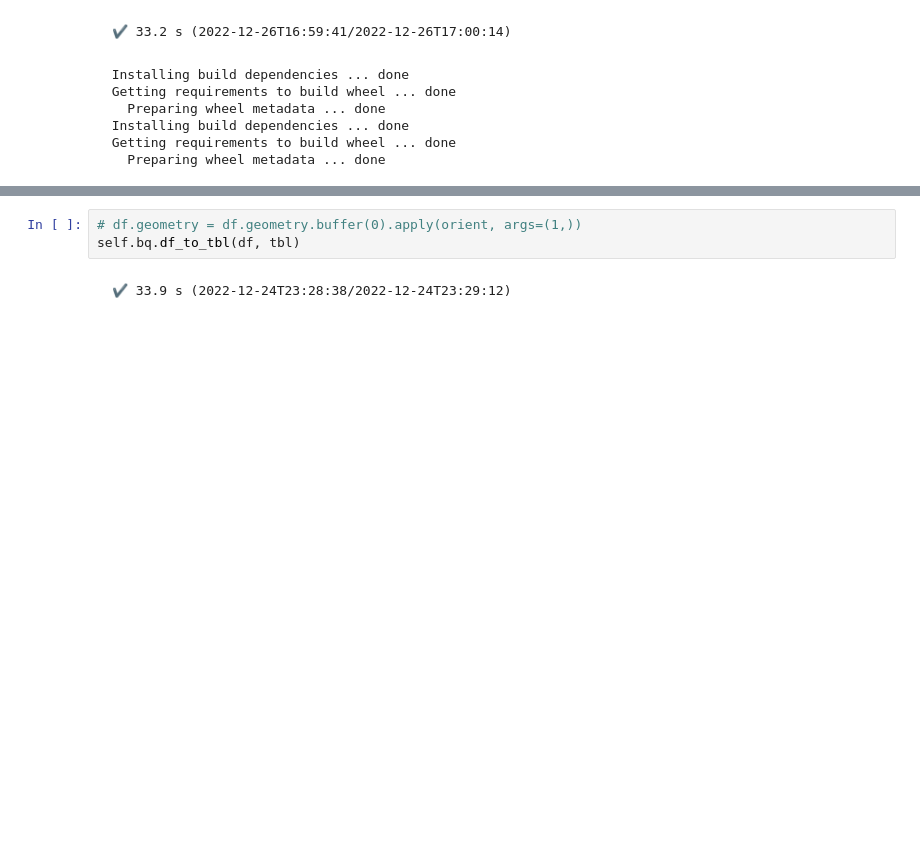
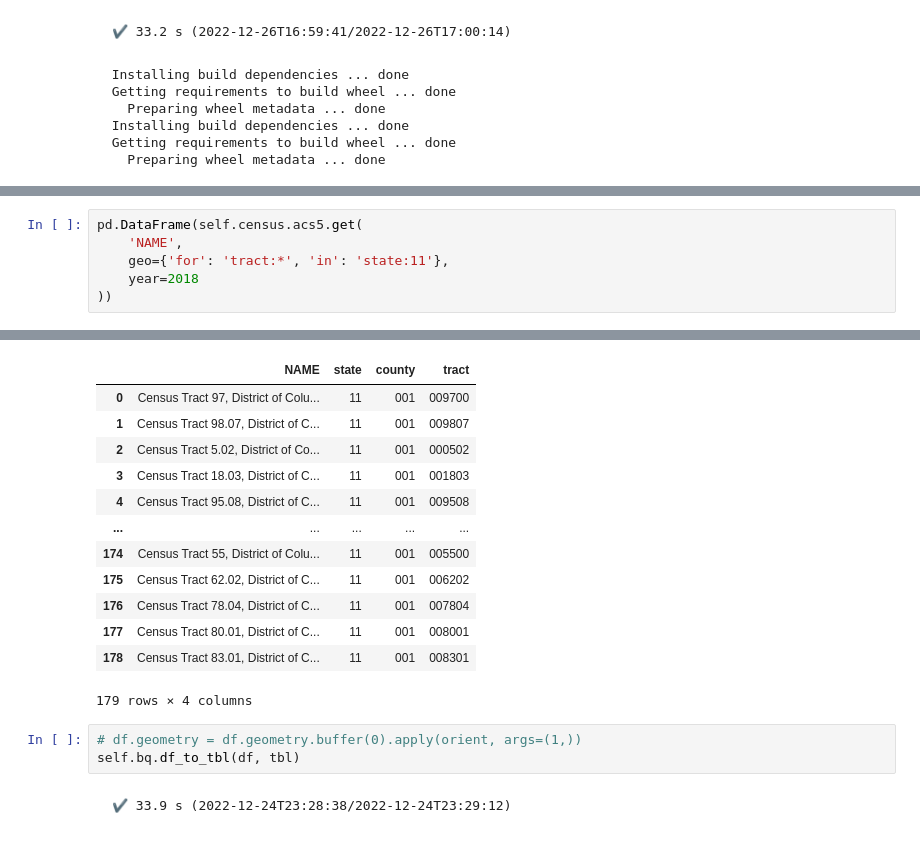
Before and after one commit to drscook/voting_predictor, a Jupyter notebook: voting.ipynb, the cells around one changed output, grey strips where cells are left out. Cells and saved outputs as stored; diff of their text form; blank space fills up the shorter version.

```diff
--- a/voting.ipynb
+++ b/voting.ipynb
@@ -230,0 +55,7 @@ self.get_shapes()
+# %%
+pd.DataFrame(self.census.acs5.get(
+    'NAME',
+    geo={'for': 'tract:*', 'in': 'state:11'},
+    year=2018
+))
+# %% [output]
@@ -231,3 +63,16 @@ self.get_shapes()
+|  | NAME | state | county | tract |
+| 0 | Census Tract 97, District of Colu... | 11 | 001 | 009700 |
+| 1 | Census Tract 98.07, District of C... | 11 | 001 | 009807 |
+| 2 | Census Tract 5.02, District of Co... | 11 | 001 | 000502 |
+| 3 | Census Tract 18.03, District of C... | 11 | 001 | 001803 |
+| 4 | Census Tract 95.08, District of C... | 11 | 001 | 009508 |
+| ... | ... | ... | ... | ... |
+| 174 | Census Tract 55, District of Colu... | 11 | 001 | 005500 |
+| 175 | Census Tract 62.02, District of C... | 11 | 001 | 006202 |
+| 176 | Census Tract 78.04, District of C... | 11 | 001 | 007804 |
+| 177 | Census Tract 80.01, District of C... | 11 | 001 | 008001 |
+| 178 | Census Tract 83.01, District of C... | 11 | 001 | 008301 |
+179 rows × 4 columns
 # %%
 # df.geometry = df.geometry.buffer(0).apply(orient, args=(1,))
 self.bq.df_to_tbl(df, tbl)
```
Also changed, not shown: parts of 11 cells of this notebook, 1 other file.
